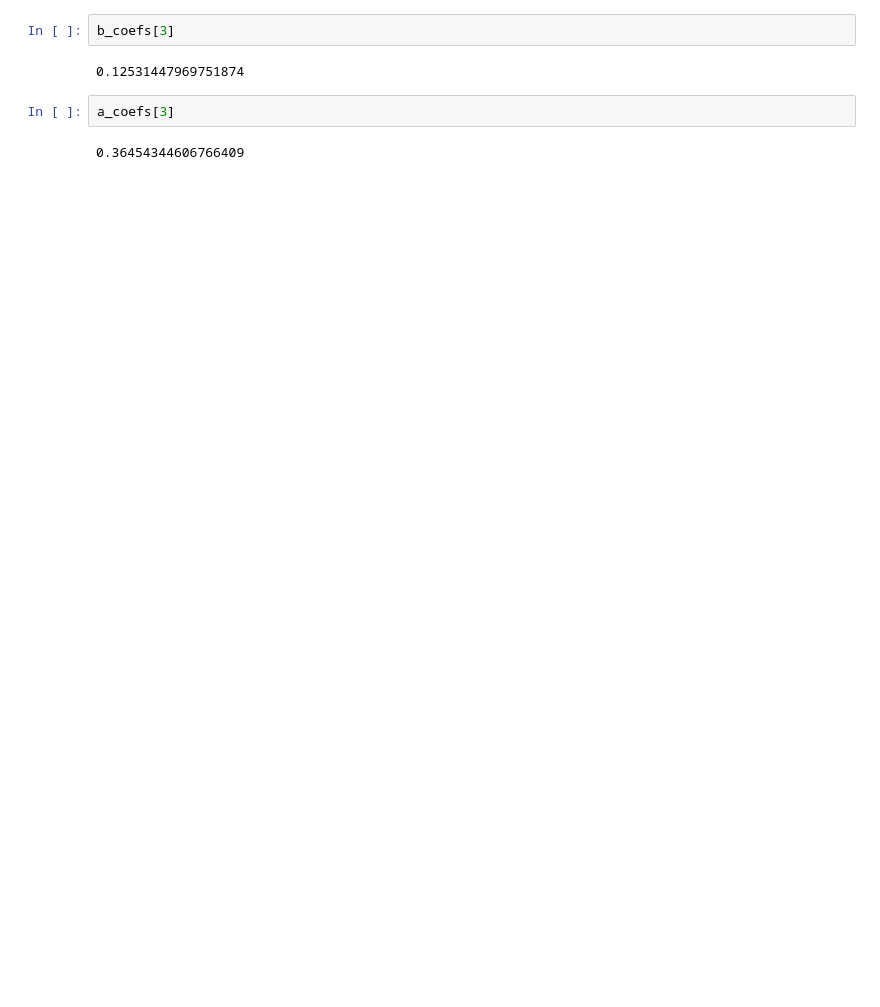
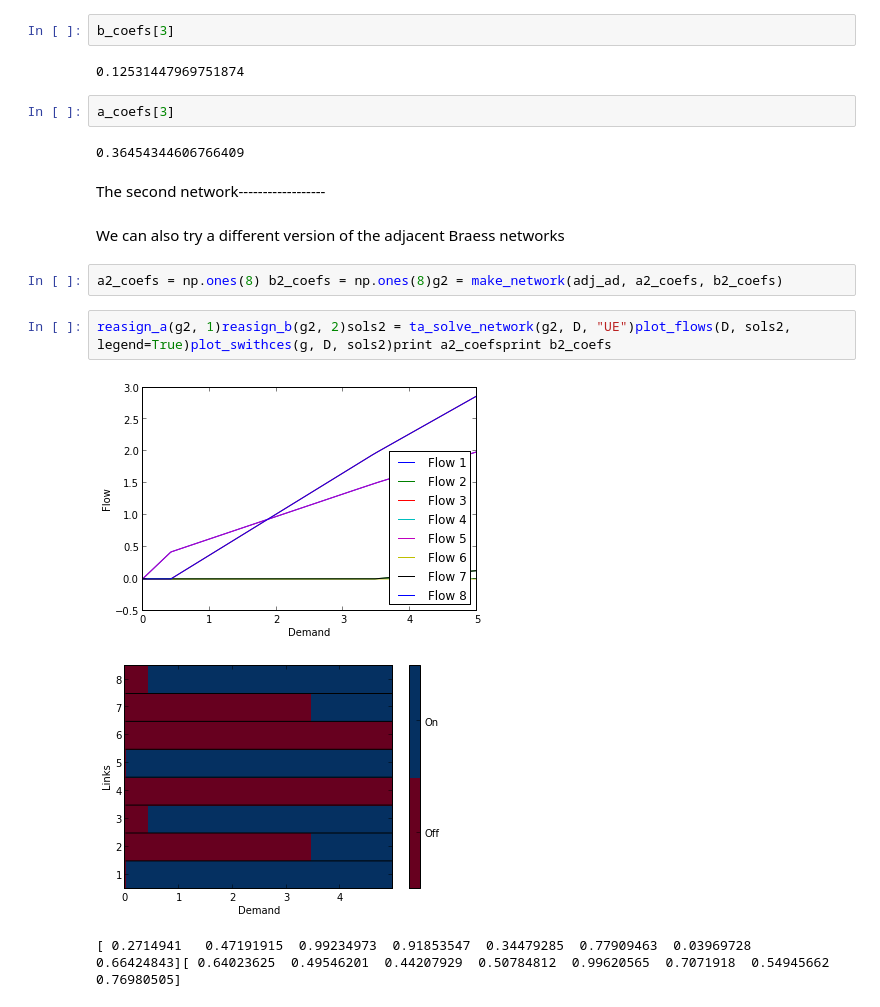
Before and after one commit to aespinosav/traffic, a Jupyter notebook: Adjacent Braess Networks.ipynb, the cells around one changed output. Drawn from its saved outputs; the diff is of its cells as text; blank space fills up the shorter version.

Commit message:
kept working on the notebooks and changed some stuff in the libraries to include plotting with rescaling by demand

```diff
--- a/Adjacent Braess Networks.ipynb
+++ b/Adjacent Braess Networks.ipynb
@@ -37,3 +41,15 @@ b_coefs[3]
 a_coefs[3]
 # %% [output]
 0.36454344606766409
+# %% [markdown]
+The second network------------------
+# %% [markdown]
+We can also try a different version of the adjacent Braess networks
+# %%
+a2_coefs = np.ones(8) b2_coefs = np.ones(8)g2 = make_network(adj_ad, a2_coefs, b2_coefs)
+# %%
+reasign_a(g2, 1)reasign_b(g2, 2)sols2 = ta_solve_network(g2, D, "UE")plot_flows(D, sols2, legend=True)plot_swithces(g, D, sols2)print a2_coefsprint b2_coefs
+# %% [output]
+[figure, added]
+[figure, added]
+[ 0.2714941   0.47191915  0.99234973  0.91853547  0.34479285  0.77909463  0.03969728  0.66424843][ 0.64023625  0.49546201  0.44207929  0.50784812  0.99620565  0.7071918  0.54945662  0.76980505]
```
Also changed, not shown: parts of 3 cells of this notebook, 5 other files.
